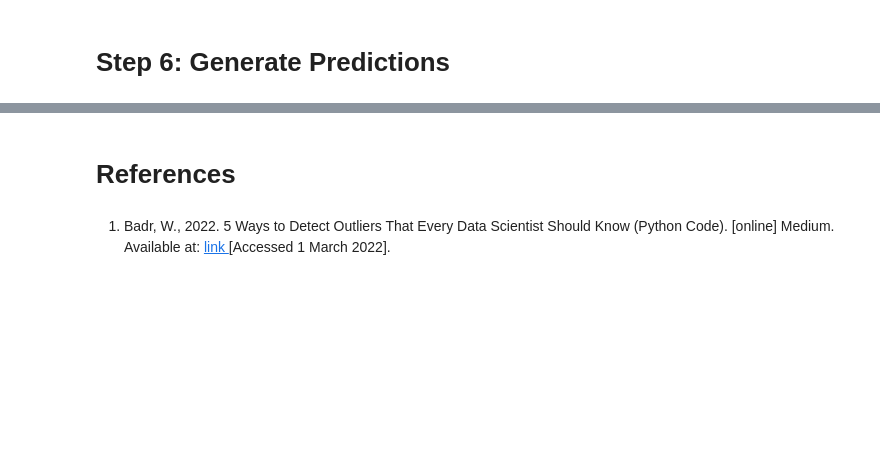
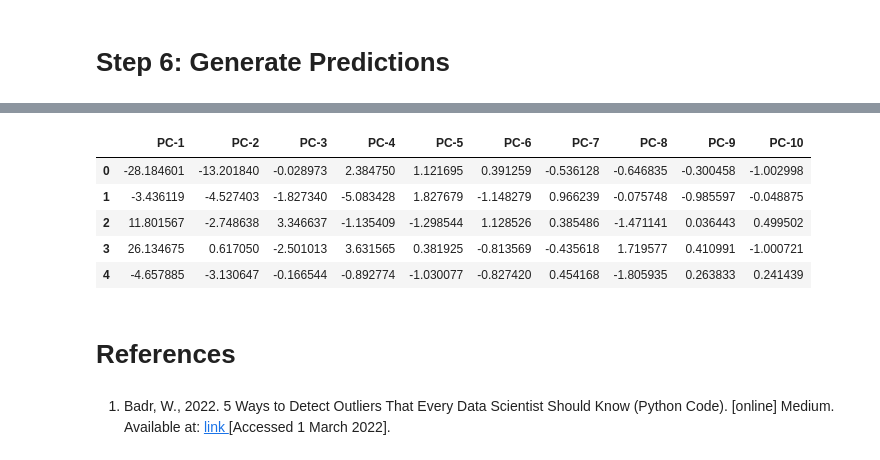
Before and after one commit to junaidiqbalsyed/CS985_Task_2, a Jupyter notebook: Breast_cancer_classification.ipynb, the cells around one changed output, grey strips where cells are left out. Drawn from its saved outputs; the diff is of its cells as text; code cells hidden in the pictures; blank space fills up the shorter version.

```diff
--- a/Breast_cancer_classification.ipynb
+++ b/Breast_cancer_classification.ipynb
@@ -791,2 +908,9 @@ plt.show()
 # %% [markdown]
 # Step 6: Generate Predictions
+# %%
+# Load the test data points
+
+df = pd.read_csv("Dataset/test_100r.csv")
+Id = df.iloc[:, 0].values.astype(np.int32)
+df.drop( labels= ['id'], axis= 1, inplace= True )
+df.head()
@@ -792,0 +938,8 @@ plt.show()
+# %%
+df = df.dropna()
+# %%
+# Data Standardization
+
+for f in features_to_transform:
+    df[f] = np.log(df[f].values)
+df.head()
@@ -792,0 +954,13 @@ plt.show()
+# %%
+# PCA
+
+most_valued_data_points = pca.transform(df.iloc[:, :].values)
+df = pd.DataFrame(data = most_valued_data_points , columns = ['PC-1','PC-2','PC-3','PC-4','PC-5','PC-6','PC-7','PC-8','PC-9','PC-10'])
+df.head()
+# %% [output]
+|  | PC-1 | PC-2 | PC-3 | PC-4 | PC-5 | PC-6 | PC-7 | PC-8 | PC-9 | PC-10 |
+| 0 | -28.184601 | -13.201840 | -0.028973 | 2.384750 | 1.121695 | 0.391259 | -0.536128 | -0.646835 | -0.300458 | -1.002998 |
+| 1 | -3.436119 | -4.527403 | -1.827340 | -5.083428 | 1.827679 | -1.148279 | 0.966239 | -0.075748 | -0.985597 | -0.048875 |
+| 2 | 11.801567 | -2.748638 | 3.346637 | -1.135409 | -1.298544 | 1.128526 | 0.385486 | -1.471141 | 0.036443 | 0.499502 |
+| 3 | 26.134675 | 0.617050 | -2.501013 | 3.631565 | 0.381925 | -0.813569 | -0.435618 | 1.719577 | 0.410991 | -1.000721 |
+| 4 | -4.657885 | -3.130647 | -0.166544 | -0.892774 | -1.030077 | -0.827420 | 0.454168 | -1.805935 | 0.263833 | 0.241439 |
```
Also changed, not shown: parts of 32 cells of this notebook.
